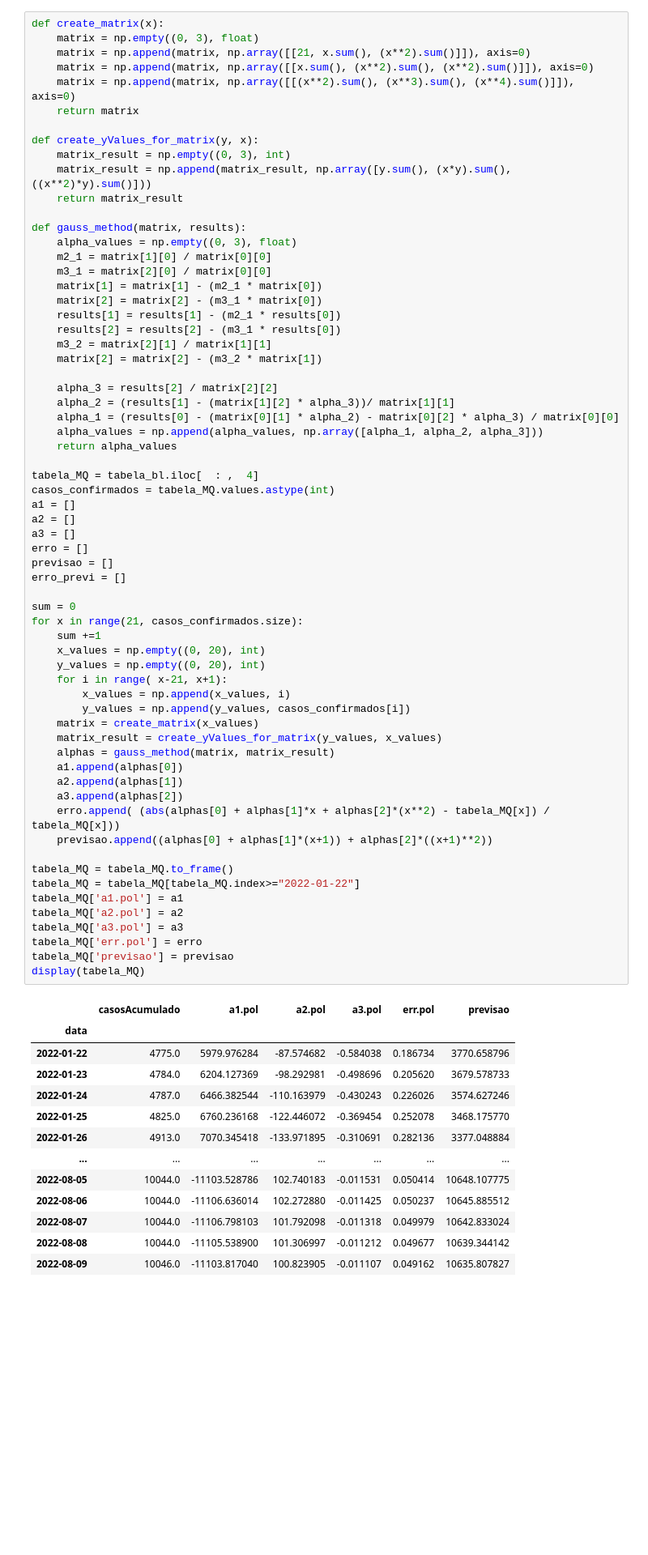
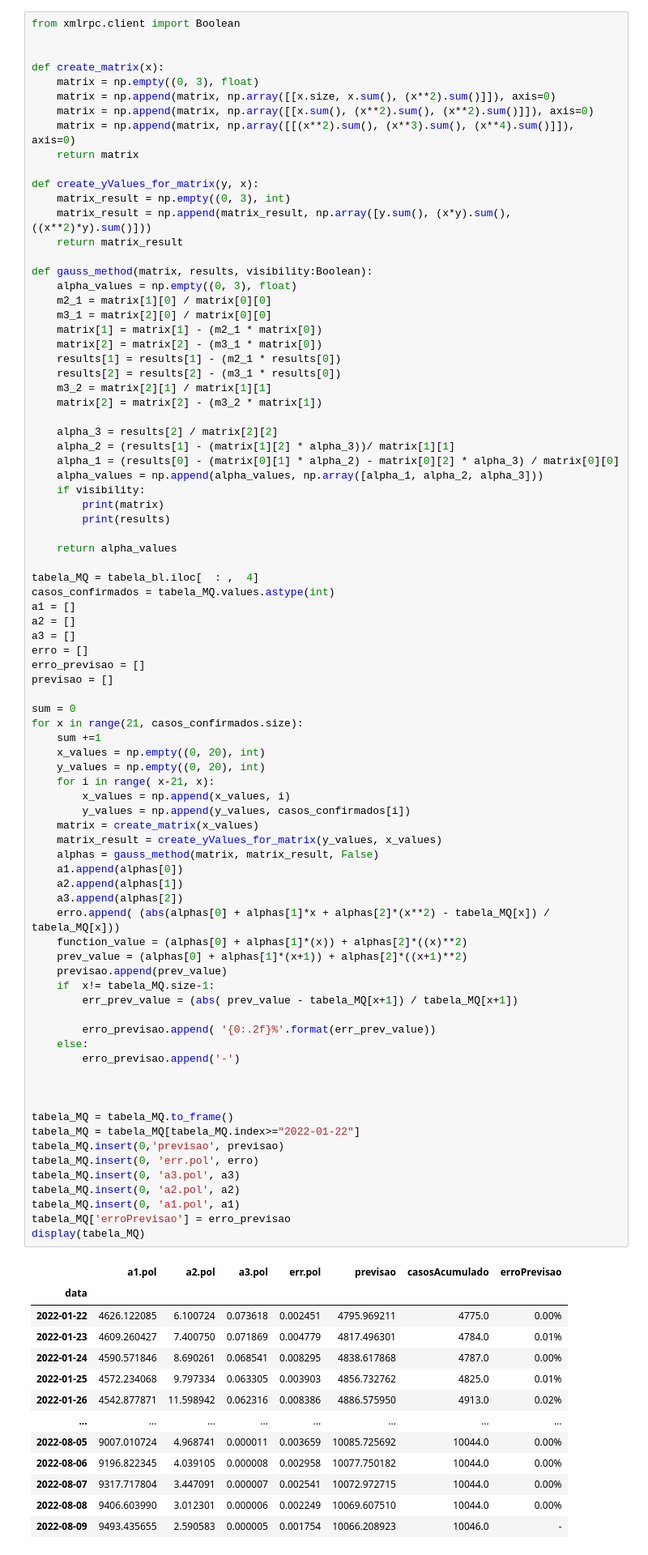
Before and after one commit to bruno9800/covidData, a Jupyter notebook: date_analise.ipynb, the cells around one changed output. Shown: that part at 81% size. Saved outputs shown, nothing was run; the diff lists cells and outputs as text; blank space fills up the shorter version.

```diff
--- a/date_analise.ipynb
+++ b/date_analise.ipynb
@@ -90,9 +90,12 @@ tabela_bl_media.plot()
    <br>
    Sistema resolvido com eliminação de Gauss
 # %%
+from xmlrpc.client import Boolean
+
+
 def create_matrix(x):
     matrix = np.empty((0, 3), float)
-    matrix = np.append(matrix, np.array([[21, x.sum(), (x**2).sum()]]), axis=0)
+    matrix = np.append(matrix, np.array([[x.size, x.sum(), (x**2).sum()]]), axis=0)
     matrix = np.append(matrix, np.array([[x.sum(), (x**2).sum(), (x**2).sum()]]), axis=0)
     matrix = np.append(matrix, np.array([[(x**2).sum(), (x**3).sum(), (x**4).sum()]]), axis=0)
     return matrix
@@ -102,7 +105,7 @@ def create_yValues_for_matrix(y, x):
     matrix_result = np.append(matrix_result, np.array([y.sum(), (x*y).sum(), ((x**2)*y).sum()]))
     return matrix_result
 
-def gauss_method(matrix, results):
+def gauss_method(matrix, results, visibility:Boolean):
     alpha_values = np.empty((0, 3), float)
     m2_1 = matrix[1][0] / matrix[0][0]
     m3_1 = matrix[2][0] / matrix[0][0]
@@ -117,53 +120,68 @@ def gauss_method(matrix, results):
     alpha_2 = (results[1] - (matrix[1][2] * alpha_3))/ matrix[1][1]
     alpha_1 = (results[0] - (matrix[0][1] * alpha_2) - matrix[0][2] * alpha_3) / matrix[0][0]
     alpha_values = np.append(alpha_values, np.array([alpha_1, alpha_2, alpha_3]))
+    if visibility:
+        print(matrix)
+        print(results)
+
     return alpha_values
 
 tabela_MQ = tabela_bl.iloc[  : ,  4]
 casos_confirmados = tabela_MQ.values.astype(int)
 a1 = []
 a2 = []
 a3 = []
 erro = []
+erro_previsao = []
 previsao = []
-erro_previ = []
 
 sum = 0
 for x in range(21, casos_confirmados.size):
     sum +=1
     x_values = np.empty((0, 20), int)
     y_values = np.empty((0, 20), int)
-    for i in range( x-21, x+1):
+    for i in range( x-21, x):
         x_values = np.append(x_values, i)
         y_values = np.append(y_values, casos_confirmados[i])
     matrix = create_matrix(x_values)
     matrix_result = create_yValues_for_matrix(y_values, x_values)
-    alphas = gauss_method(matrix, matrix_result)
+    alphas = gauss_method(matrix, matrix_result, False)
     a1.append(alphas[0])
     a2.append(alphas[1])
     a3.append(alphas[2])
     erro.append( (abs(alphas[0] + alphas[1]*x + alphas[2]*(x**2) - tabela_MQ[x]) / tabela_MQ[x]))
-    previsao.append((alphas[0] + alphas[1]*(x+1)) + alphas[2]*((x+1)**2))
+    function_value = (alphas[0] + alphas[1]*(x)) + alphas[2]*((x)**2)
+    prev_value = (alphas[0] + alphas[1]*(x+1)) + alphas[2]*((x+1)**2)
+    previsao.append(prev_value)
+    if  x!= tabela_MQ.size-1:
+        err_prev_value = (abs( prev_value - tabela_MQ[x+1]) / tabela_MQ[x+1])
+
+        erro_previsao.append( '{0:.2f}%'.format(err_prev_value))
+    else:
+        erro_previsao.append('-')
+
+
 
 tabela_MQ = tabela_MQ.to_frame()
 tabela_MQ = tabela_MQ[tabela_MQ.index>="2022-01-22"]
-tabela_MQ['a1.pol'] = a1
-tabela_MQ['a2.pol'] = a2
-tabela_MQ['a3.pol'] = a3
-tabela_MQ['err.pol'] = erro
-tabela_MQ['previsao'] = previsao
+tabela_MQ.insert(0,'previsao', previsao)
+tabela_MQ.insert(0, 'err.pol', erro)
+tabela_MQ.insert(0, 'a3.pol', a3)
+tabela_MQ.insert(0, 'a2.pol', a2)
+tabela_MQ.insert(0, 'a1.pol', a1)
+tabela_MQ['erroPrevisao'] = erro_previsao
 display(tabela_MQ)
 # %% [output]
-|  | casosAcumulado | a1.pol | a2.pol | a3.pol | err.pol | previsao |
-| data |  |  |  |  |  |  |
-| 2022-01-22 | 4775.0 | 5979.976284 | -87.574682 | -0.584038 | 0.186734 | 3770.658796 |
-| 2022-01-23 | 4784.0 | 6204.127369 | -98.292981 | -0.498696 | 0.205620 | 3679.578733 |
-| 2022-01-24 | 4787.0 | 6466.382544 | -110.163979 | -0.430243 | 0.226026 | 3574.627246 |
-| 2022-01-25 | 4825.0 | 6760.236168 | -122.446072 | -0.369454 | 0.252078 | 3468.175770 |
-| 2022-01-26 | 4913.0 | 7070.345418 | -133.971895 | -0.310691 | 0.282136 | 3377.048884 |
-| ... | ... | ... | ... | ... | ... | ... |
-| 2022-08-05 | 10044.0 | -11103.528786 | 102.740183 | -0.011531 | 0.050414 | 10648.107775 |
-| 2022-08-06 | 10044.0 | -11106.636014 | 102.272880 | -0.011425 | 0.050237 | 10645.885512 |
-| 2022-08-07 | 10044.0 | -11106.798103 | 101.792098 | -0.011318 | 0.049979 | 10642.833024 |
-| 2022-08-08 | 10044.0 | -11105.538900 | 101.306997 | -0.011212 | 0.049677 | 10639.344142 |
-| 2022-08-09 | 10046.0 | -11103.817040 | 100.823905 | -0.011107 | 0.049162 | 10635.807827 |
+|  | a1.pol | a2.pol | a3.pol | err.pol | previsao | casosAcumulado | erroPrevisao |
+| data |  |  |  |  |  |  |  |
+| 2022-01-22 | 4626.122085 | 6.100724 | 0.073618 | 0.002451 | 4795.969211 | 4775.0 | 0.00% |
+| 2022-01-23 | 4609.260427 | 7.400750 | 0.071869 | 0.004779 | 4817.496301 | 4784.0 | 0.01% |
+| 2022-01-24 | 4590.571846 | 8.690261 | 0.068541 | 0.008295 | 4838.617868 | 4787.0 | 0.00% |
+| 2022-01-25 | 4572.234068 | 9.797334 | 0.063305 | 0.003903 | 4856.732762 | 4825.0 | 0.01% |
+| 2022-01-26 | 4542.877871 | 11.598942 | 0.062316 | 0.008386 | 4886.575950 | 4913.0 | 0.02% |
+| ... | ... | ... | ... | ... | ... | ... | ... |
+| 2022-08-05 | 9007.010724 | 4.968741 | 0.000011 | 0.003659 | 10085.725692 | 10044.0 | 0.00% |
+| 2022-08-06 | 9196.822345 | 4.039105 | 0.000008 | 0.002958 | 10077.750182 | 10044.0 | 0.00% |
+| 2022-08-07 | 9317.717804 | 3.447091 | 0.000007 | 0.002541 | 10072.972715 | 10044.0 | 0.00% |
+| 2022-08-08 | 9406.603990 | 3.012301 | 0.000006 | 0.002249 | 10069.607510 | 10044.0 | 0.00% |
+| 2022-08-09 | 9493.435655 | 2.590583 | 0.000005 | 0.001754 | 10066.208923 | 10046.0 | - |
```
Also changed, not shown: parts of 10 cells of this notebook.
